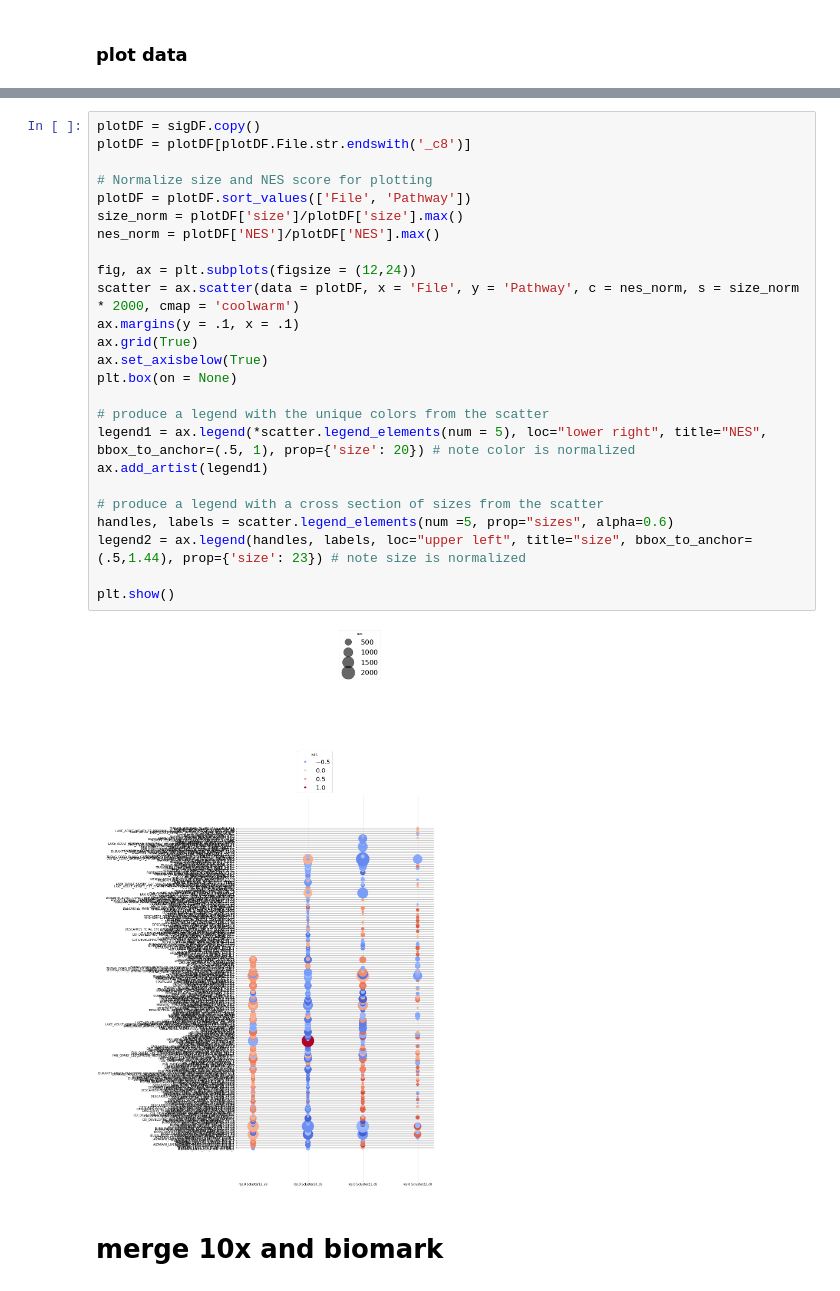
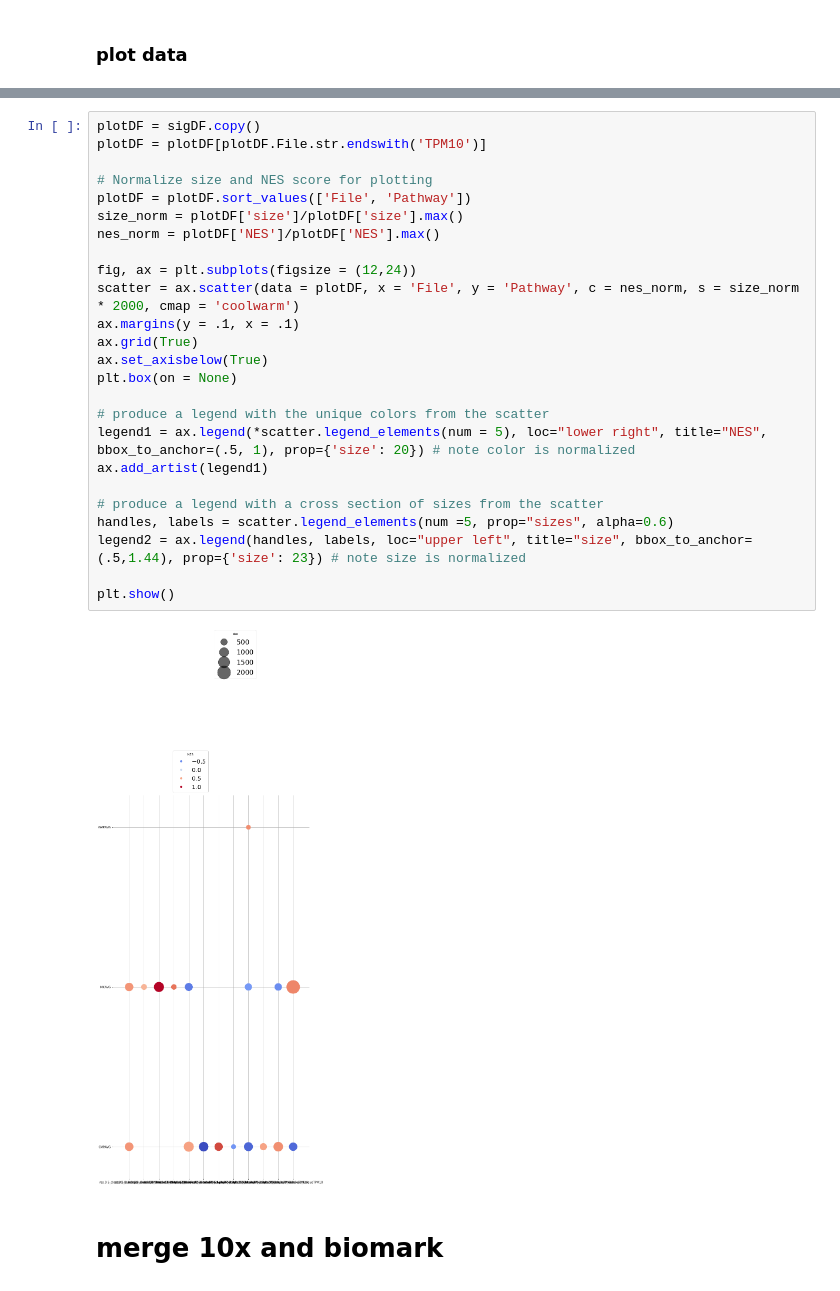
Before and after one commit to efheuston/msAggr_scRNASeq, a Jupyter notebook: GSEA_commandLineScript.ipynb, the cells around one changed output, grey strips where cells are left out. Cells and saved outputs as stored; diff of their text form.

Commit message:
Minor additions for figures

```diff
--- a/GSEA_commandLineScript.ipynb
+++ b/GSEA_commandLineScript.ipynb
@@ -183,30 +220,30 @@ sigDF[sigDF.File.str.endswith('TPM10')]
 # %%
 plotDF = sigDF.copy()
-plotDF = plotDF[plotDF.File.str.endswith('_c8')]
+plotDF = plotDF[plotDF.File.str.endswith('TPM10')]
 
 # Normalize size and NES score for plotting
 plotDF = plotDF.sort_values(['File', 'Pathway'])
 size_norm = plotDF['size']/plotDF['size'].max()
 nes_norm = plotDF['NES']/plotDF['NES'].max()
 
 fig, ax = plt.subplots(figsize = (12,24))
 scatter = ax.scatter(data = plotDF, x = 'File', y = 'Pathway', c = nes_norm, s = size_norm * 2000, cmap = 'coolwarm')
 ax.margins(y = .1, x = .1)
 ax.grid(True)
 ax.set_axisbelow(True)
 plt.box(on = None)
 
 # produce a legend with the unique colors from the scatter
 legend1 = ax.legend(*scatter.legend_elements(num = 5), loc="lower right", title="NES", bbox_to_anchor=(.5, 1), prop={'size': 20}) # note color is normalized
 ax.add_artist(legend1)
 
 # produce a legend with a cross section of sizes from the scatter
 handles, labels = scatter.legend_elements(num =5, prop="sizes", alpha=0.6)
 legend2 = ax.legend(handles, labels, loc="upper left", title="size", bbox_to_anchor=(.5,1.44), prop={'size': 23}) # note size is normalized
 
 plt.show()
 # %% [output]
-[figure, old version]
+[figure, new version]
 # %% [markdown]
 # merge 10x and biomark
 # %% [markdown]
```
Also changed, not shown: parts of 4 cells of this notebook, 5 other files.
